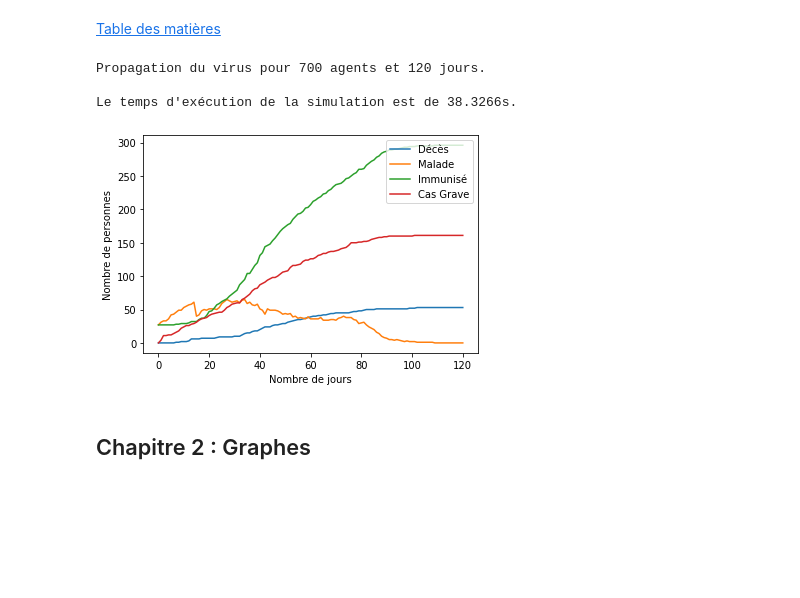
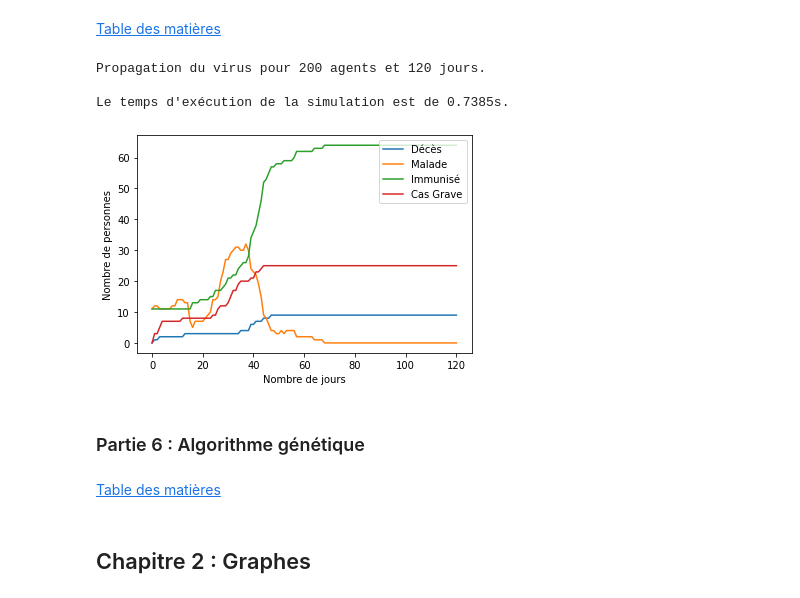
Before and after one commit to cristal-smac/mas_basics, a Jupyter notebook: mas_covid_network.ipynb, the cells around one changed output. Cells and saved outputs as stored; diff of their text form; code cells hidden in the pictures; blank space fills up the shorter version.

```diff
--- a/mas_covid_network.ipynb
+++ b/mas_covid_network.ipynb
@@ -831,7 +827,7 @@ class SMA:
             if self.age[i] == 2:
                 self.taux_grave.append(hospi_2)
                 self.deces.append(((1-0.89)*hospi_2)/hospi_3)
-            if self.age[i] == 2:
+            if self.age[i] == 1:
                 self.taux_grave.append(hospi_1)
                 self.deces.append(((1-0.89)*hospi_1)/hospi_3)
             else:
@@ -928,13 +924,13 @@ class Agent:
                     contamination = sma.contamination / (len(contact) * sma.periode_contagion)
                     sma.malade[j] = np.random.choice([0,1], 1, p=[1-contamination,contamination])[0]
 # %%
-nb_agents = 700
+nb_agents = 200
 nb_rounds = 120
 print(f"Propagation du virus pour {nb_agents} agents et {nb_rounds} jours.")
 
 # Choix du type de graphe :
 
-graph = nx.barabasi_albert_graph(nb_agents, 10)
+graph = nx.barabasi_albert_graph(nb_agents, 1)
 #graph = nx.complete_graph(nb_agents)
 #graph = nx.erdos_renyi_graph(nb_agents,0.1)
 #graph = nx.cycle_graph(nb_agents)
@@ -956,36 +952,40 @@ guerison = 0.01 # Taux de guérison de la maladie
 periode_contagion = 14 # Période pendant laquelle l'agent est malade
 
 matrix = nx.to_numpy_array(graph, nodelist=range(nb_agents))
 sma = SMA(nb_agents, matrix, graph, depart, taux_contact, contamination, guerison, periode_contagion)
 
 temps_debut = time.time()
 # On lance le jeu
 sma.run(nb_rounds)
 
 temps_fin = time.time()
 print(f"\nLe temps d'exécution de la simulation est de {round(temps_fin-temps_debut,4)}s.")
 
 # Tracé de graphes :
 x = []
 for i in range(0,len(sma.plot_vivant)):
     x.append(i)
 
 y = [sma.plot_vivant, sma.plot_malade, sma.plot_immunise, sma.plot_grave]
 labels = ['Décès', 'Malade', 'Immunisé', 'Cas Grave']
 
 for y_arr, label in zip(y, labels):
     plt.plot(x, y_arr, label=label)
 plt.xlabel('Nombre de jours')
 plt.ylabel('Nombre de personnes')
 plt.legend(loc="upper right")
 #plt.axhline(y=nb_agents,c='black',ls='-')
 plt.savefig('./plot/simulation_v2.pdf')
 plt.show()
 # %% [output]
-Propagation du virus pour 700 agents et 120 jours.
+Propagation du virus pour 200 agents et 120 jours.
 
-Le temps d'exécution de la simulation est de 38.3266s.
+Le temps d'exécution de la simulation est de 0.7385s.
-[figure, old version]
+[figure, new version]
+# %% [markdown]
+### Partie 6 : Algorithme génétique <a class="anchor" id="c1-p6"></a>
+# %% [markdown]
+[Table des matières](#tdm)
 # %% [markdown]
 ## Chapitre 2 : Graphes <a class="anchor" id="c2"></a>
 # %% [markdown]
```
Also changed, not shown: parts of 11 cells of this notebook.
